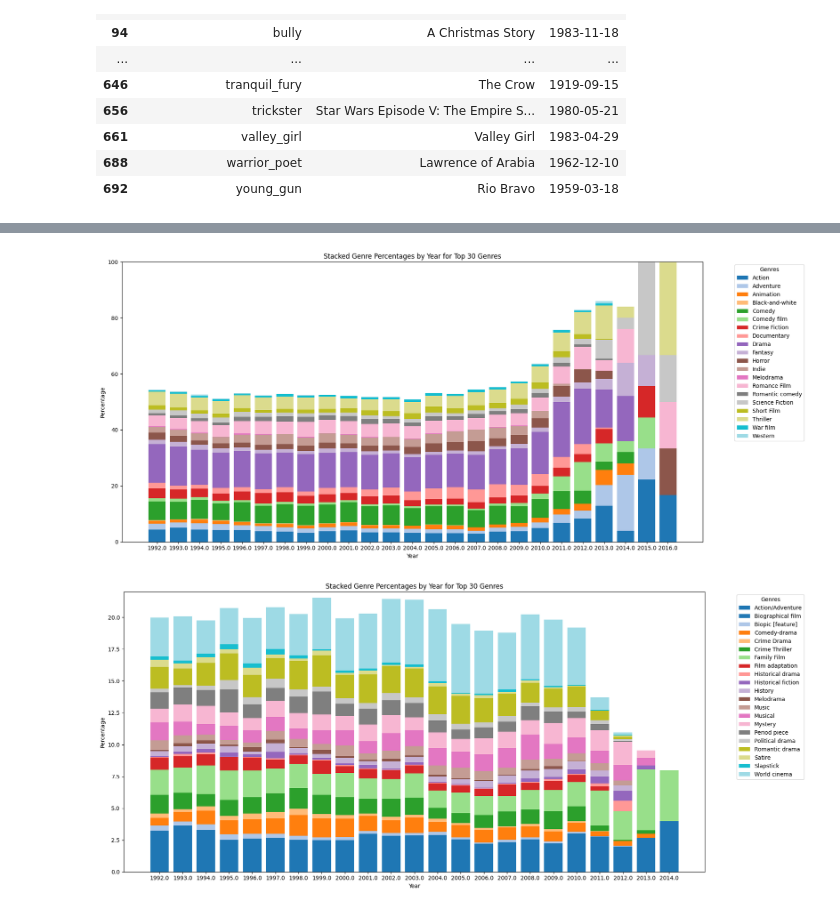
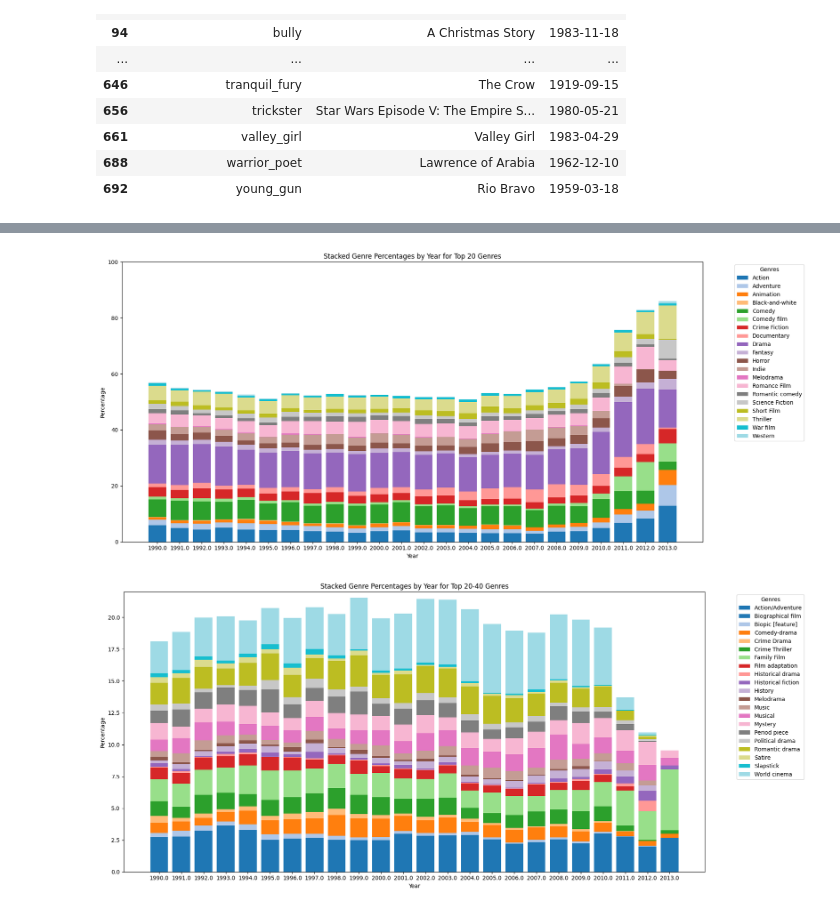
Before and after one commit to epfl-ada/ada-2023-project-thewestbobers, a Jupyter notebook: Untitled.ipynb, the cells around one changed output, grey strips where cells are left out. Drawn from its saved outputs; the diff is of its cells as text; code cells hidden in the pictures.

```diff
--- a/Untitled.ipynb
+++ b/Untitled.ipynb
@@ -342,7 +342,3 @@ pd.reset_option('display.max_rows')
 | 661 | valley_girl | Valley Girl | 1983-04-29 |
 | 688 | warrior_poet | Lawrence of Arabia | 1962-12-10 |
 | 692 | young_gun | Rio Bravo | 1959-03-18 |
-# %%
-most_common = []
-for genre, count in total_counts.most_common(100):
-    most_common.append(genre)
@@ -731,7 +383,7 @@ plt.show()
 # Assuming genre_counts_df is your DataFrame
 
 # Filter the DataFrame for the selected years
-years_to_plot = [1992,1993,1994,1995,1996,1997,1998,1999,2000, 2001,2002,2003,2004,2005,2006,2007,2008,2009,2010,2011,2012,2013,2014,2015,2016]  # You can add more years to this list
+years_to_plot = [1990,1991,1992,1993,1994,1995,1996,1997,1998,1999,2000, 2001,2002,2003,2004,2005,2006,2007,2008,2009,2010,2011,2012,2013]  # You can add more years to this list
 data_to_plot = genre_counts_df[genre_counts_df['year'].isin(years_to_plot)]
 
 # Determine the top 10 genres (based on frequency of appearance)
@@ -750,25 +402,6 @@ unique_genres = data_sorted['genres'].unique()
 unique_years = data_sorted['year'].unique()
 
 
-# Function to generate distinct colors
-def generate_distinct_colors(num_colors):
-    colors = []
-    # Use a combination of colormaps
-    colormaps = [plt.cm.tab20, plt.cm.Set3, plt.cm.Paired, plt.cm.Accent]
-    for i in range(num_colors):
-        cmap = colormaps[i % len(colormaps)]
-        colors.append(cmap(i / num_colors))
-    return colors
-
-# Generate 34 distinct colors
-
-
-# Create a dictionary to map genres to colors
-#genre_colors = {genre: color for genre, color in zip(unique_genres, distinct_colors)}
-
-# Now you can use genre_colors in your plotting code
-# Assign a unique color for each of the top 10 genres using a different colormap for more variety
-#genre_colors = {genre: plt.cm.tab20(i / len(unique_genres)) for i, genre in enumerate(unique_genres)}
 genre_colors = {genre: plt.cm.tab20(i / len(unique_genres)) for i, genre in enumerate(unique_genres)}
 #distinct_colors = generate_distinct_colors(len(unique_genres))
 #genre_colors = distinct_colors
@@ -794,7 +427,7 @@ ax.set_ylim(0, 100)
 # Add labels and title
 ax.set_xlabel('Year')
 ax.set_ylabel('Percentage')
-ax.set_title('Stacked Genre Percentages by Year for Top 30 Genres')
+ax.set_title('Stacked Genre Percentages by Year for Top 20 Genres')
 
 # Add a legend for genres
 # Place the legend outside of the plot
@@ -806,13 +439,13 @@ plt.tight_layout()
 # Show the plot
 plt.show()
 # %% [output]
-[figure, old version]
+[figure, new version]
 # %%
 
 # Assuming genre_counts_df is your DataFrame
 
 # Filter the DataFrame for the selected years
-years_to_plot = [1992,1993,1994,1995,1996,1997,1998,1999,2000, 2001,2002,2003,2004,2005,2006,2007,2008,2009,2010,2011,2012,2013,2014,2015,2016]  # You can add more years to this list
+years_to_plot = [1990,1991,1992,1992,1993,1994,1995,1996,1997,1998,1999,2000, 2001,2002,2003,2004,2005,2006,2007,2008,2009,2010,2011,2012,2013]  # You can add more years to this list
 data_to_plot = genre_counts_df[genre_counts_df['year'].isin(years_to_plot)]
 
 # Determine the top 10 genres (based on frequency of appearance)
@@ -863,32 +496,32 @@ fig, ax = plt.subplots(figsize=(18, 8))
 genres = top_genres.to_list()
 # Create a stacked bar chart
 for year in unique_years:
     bottom = np.zeros(len(unique_years))  # Initialize the bottom array for this year
     year_data = data_sorted[data_sorted['year'] == year]
 
     for genre in unique_genres:
         genre_data = year_data[year_data['genres'] == genre]
         if not genre_data.empty:
             percentage = genre_data['percentage'].values[0]
             ax.bar(str(year), percentage, bottom=bottom, color=genre_colors[genre], label=genre)
             bottom += percentage
 
 # Set y-axis limits to 0-100
 ax.set_ylim(0, 22)
 
 # Add labels and title
 ax.set_xlabel('Year')
 ax.set_ylabel('Percentage')
-ax.set_title('Stacked Genre Percentages by Year for Top 30 Genres')
+ax.set_title('Stacked Genre Percentages by Year for Top 20-40 Genres')
 
 # Add a legend for genres
 # Place the legend outside of the plot
 ax.legend(genre_colors.keys(), title="Genres", bbox_to_anchor=(1.05, 1), loc='upper left')
 
 # Adjust layout to make room for the legend
 plt.tight_layout()
 
 # Show the plot
 plt.show()
 # %% [output]
-[figure, old version]
+[figure, new version]
```
Also changed, not shown: parts of 27 cells of this notebook.
